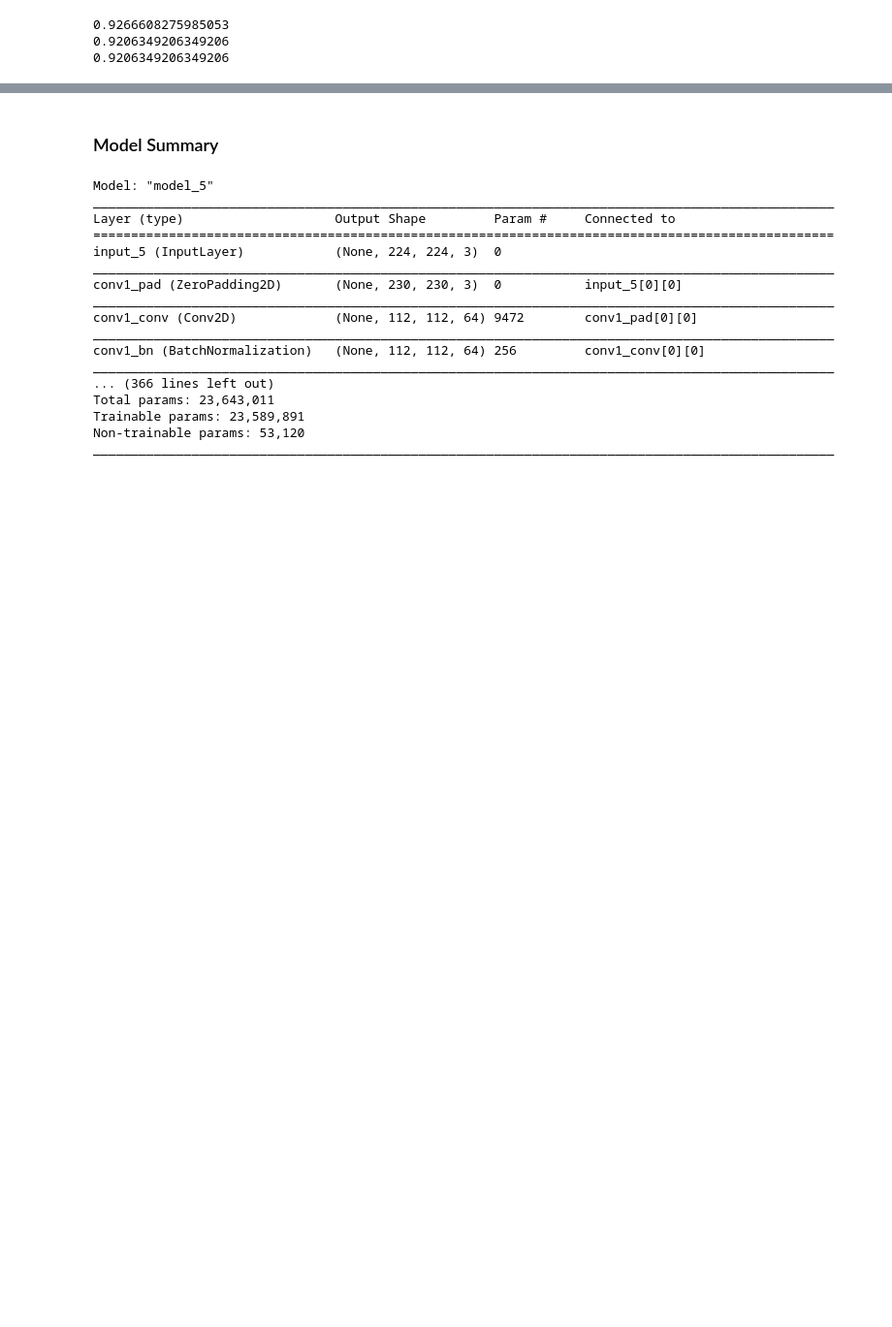
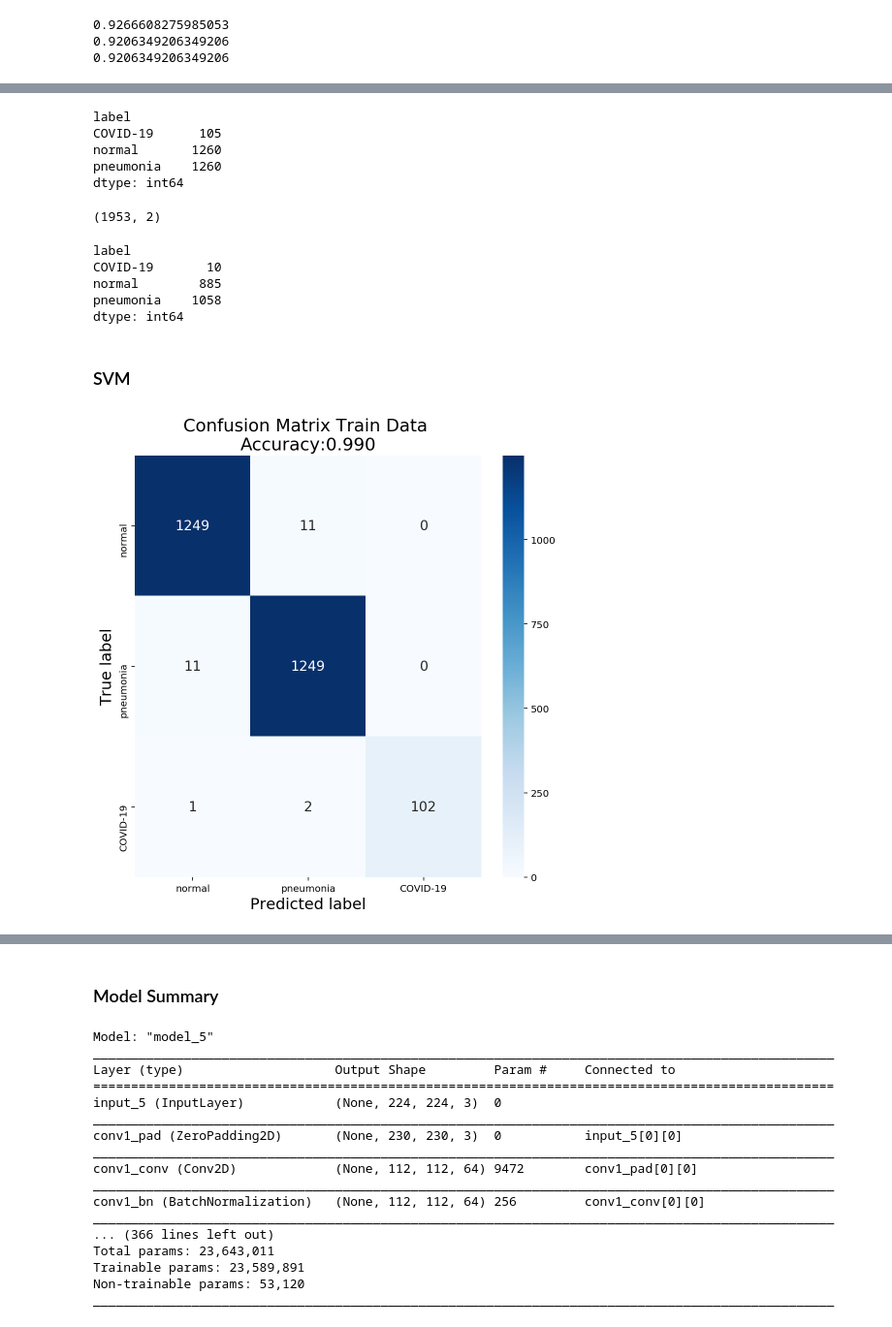
Before and after one commit to vmtang11/ids705_xray_covid19, a Jupyter notebook: resnet50.ipynb, the cells around one changed output, grey strips where cells are left out. Shown at 97% size. Cells and saved outputs as stored; diff of their text form; code cells hidden in the pictures; blank space fills up the shorter version.

```diff
--- a/resnet50.ipynb
+++ b/resnet50.ipynb
@@ -365,0 +356,31 @@ COVID test: (10, 2)
+# %%
+train.groupby('label').size()
+# %% [output]
+label
+COVID-19      105
+normal       1260
+pneumonia    1260
+dtype: int64
+# %%
+test.shape
+# %% [output]
+(1953, 2)
+# %%
+test.groupby('label').size()
+# %% [output]
+label
+COVID-19       10
+normal        885
+pneumonia    1058
+dtype: int64
+# %% [markdown]
+### SVM
+# %%
+from sklearn.svm import SVC
+
+svm = SVC(gamma = 'scale', C = 10).fit(X_train.reshape(X_train.shape[0], -1), y_train)
+# %%
+svm_train = svm.predict(X_train.reshape(X_train.shape[0], -1))
+plot_cm(y_train, svm_train, 'Train')
+# %% [output]
+[figure, added]
```
Also changed, not shown: parts of 10 cells of this notebook.
